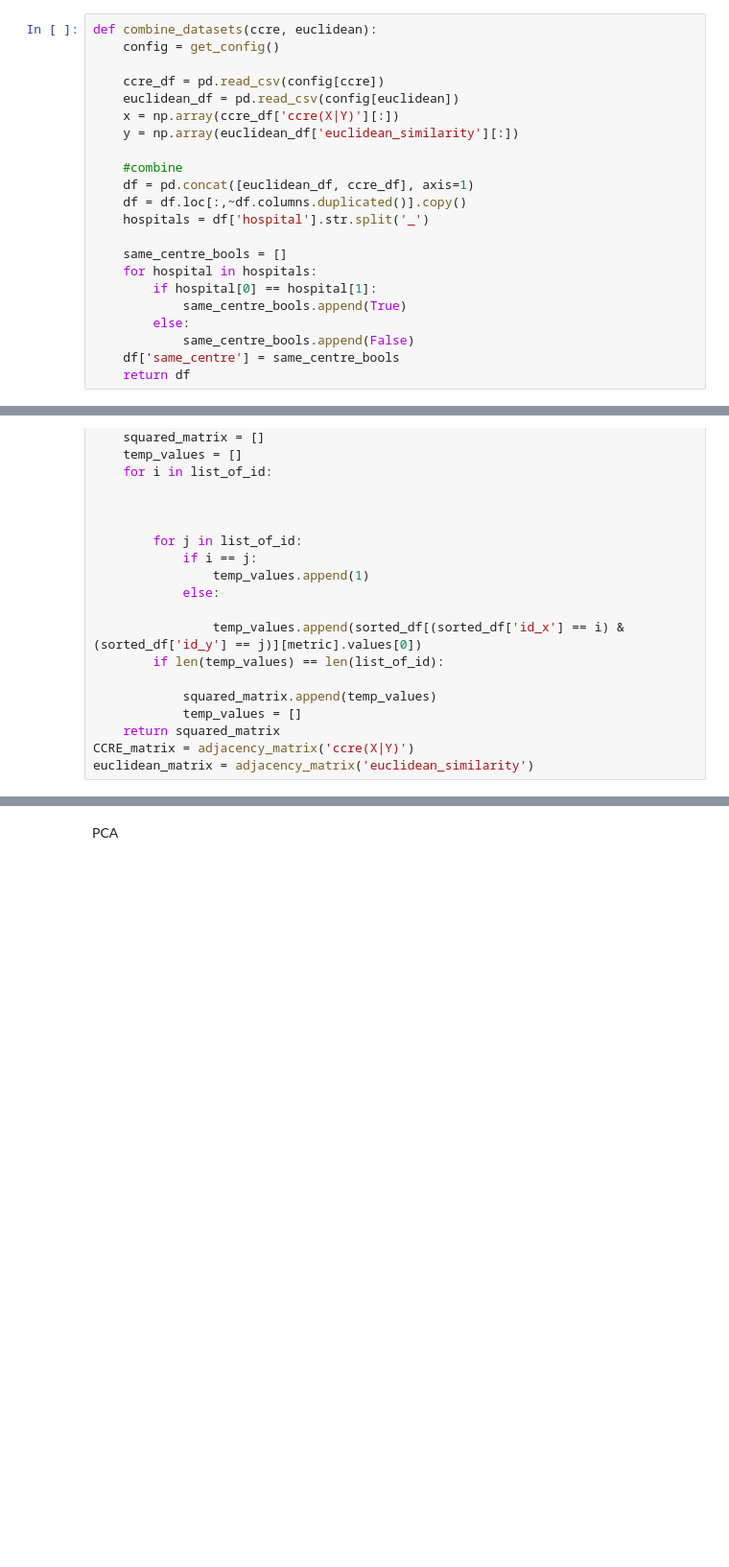
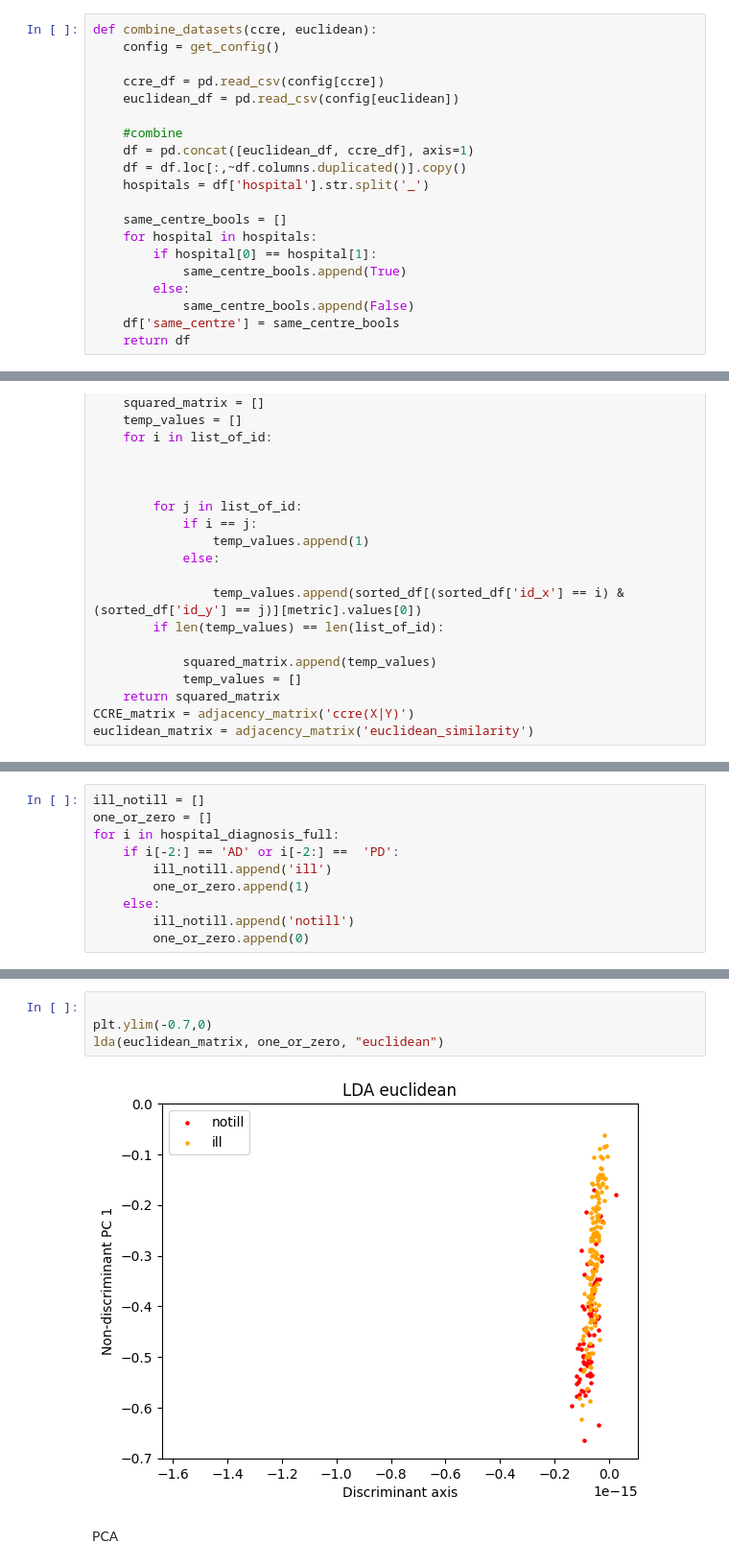
Before and after one commit to MikeWierenga/CCRE_LVQ_project, a Jupyter notebook: datacollection/comparing_distance_measurements.ipynb, the cells around one changed output, grey strips where cells are left out. Shown at 96% size. Saved outputs shown, nothing was run; the diff lists cells and outputs as text; blank space fills up the shorter version.

```diff
--- a/datacollection/comparing_distance_measurements.ipynb
+++ b/datacollection/comparing_distance_measurements.ipynb
@@ -26,8 +33,6 @@ def combine_datasets(ccre, euclidean):
 
     ccre_df = pd.read_csv(config[ccre])
     euclidean_df = pd.read_csv(config[euclidean])
-    x = np.array(ccre_df['ccre(X|Y)'][:])
-    y = np.array(euclidean_df['euclidean_similarity'][:])
 
     #combine
     df = pd.concat([euclidean_df, ccre_df], axis=1)
@@ -164,0 +210,10 @@ plt.imshow(euclidean_matrix, vmin=0, vmax=0.1)
+# %%
+ill_notill = []
+one_or_zero = []
+for i in hospital_diagnosis_full:
+    if i[-2:] == 'AD' or i[-2:] ==  'PD':
+        ill_notill.append('ill')
+        one_or_zero.append(1)
+    else:
+        ill_notill.append('notill')
+        one_or_zero.append(0)
@@ -165,3 +289,9 @@ plt.imshow(euclidean_matrix, vmin=0, vmax=0.1)
+# %%
+
+plt.ylim(-0.7,0)
+lda(euclidean_matrix, one_or_zero, "euclidean")
+# %% [output]
+[figure, added]
 # %% [markdown]
 PCA
 # %%
```
Also changed, not shown: parts of 27 cells of this notebook.
